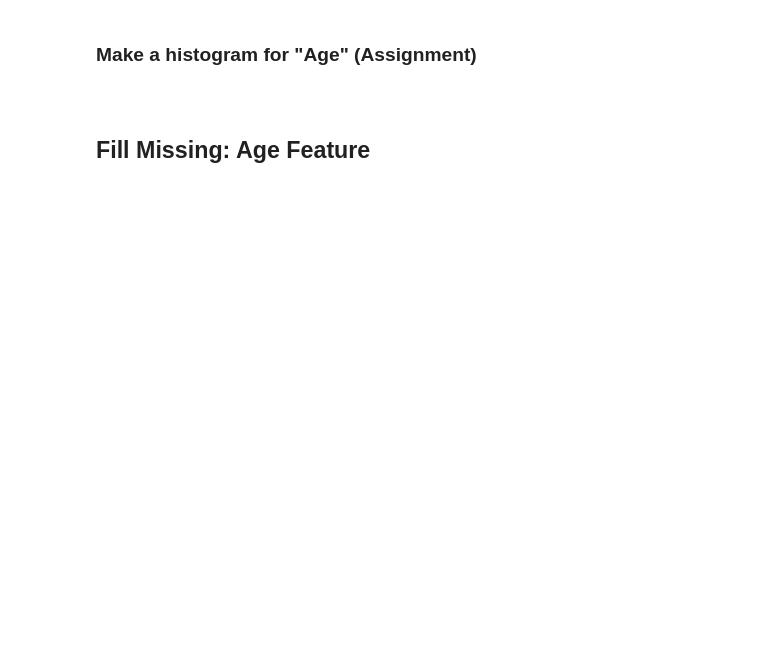
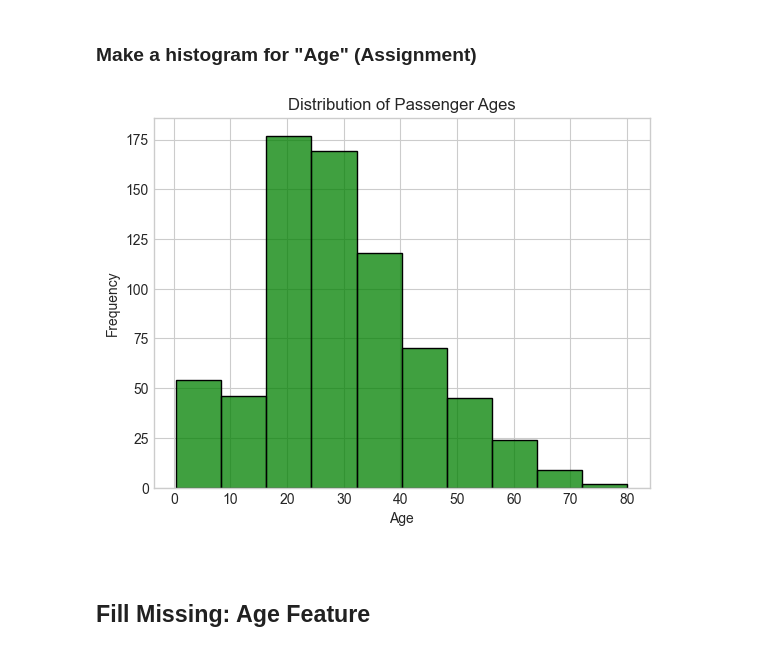
Before and after one commit to CodeX-SIT/intro-to-data-processing-yessir, a Jupyter notebook: titanic.ipynb, the cells around one changed output. Saved outputs shown, nothing was run; the diff lists cells and outputs as text; code cells hidden in the pictures; blank space fills up the shorter version.

```diff
--- a/titanic.ipynb
+++ b/titanic.ipynb
@@ -117,3 +265,12 @@ plt.show()
+# %%
+# Create the plot below
+sns.histplot(train_df['Age'], bins=10, color='green')
+plt.title('Distribution of Passenger Ages')
+plt.xlabel('Age')
+plt.ylabel('Frequency')
+plt.show()
+# %% [output]
+[figure, added]
 # %% [markdown]
 <a id = "20"></a><br>
 ## Fill Missing: Age Feature
```
Also changed, not shown: parts of 46 cells of this notebook, 1 other file.
